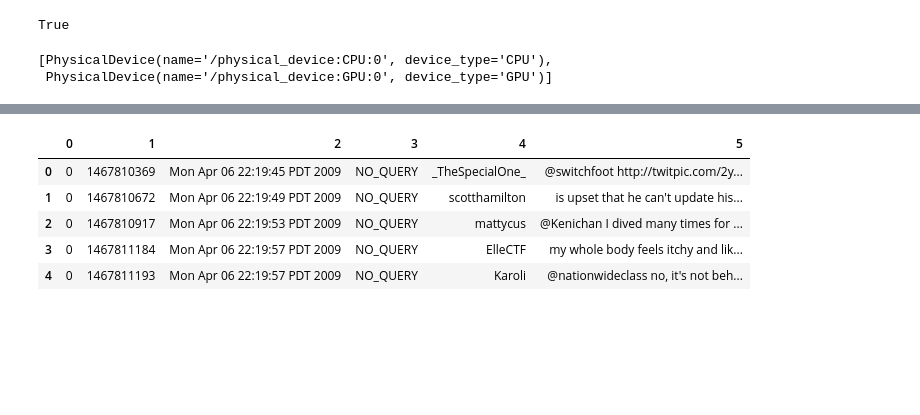
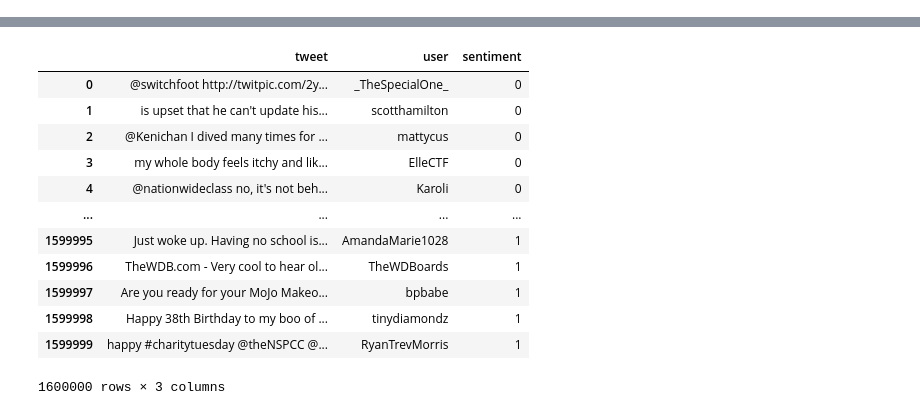
Before and after one commit to cakiki/disaster-tweets, a Jupyter notebook: notebooks/tweet_sentiment.ipynb, the cells around one changed output, grey strips where cells are left out. Cells and saved outputs as stored; diff of their text form; code cells hidden in the pictures; blank space fills up the shorter version.

```diff
--- a/notebooks/tweet_sentiment.ipynb
+++ b/notebooks/tweet_sentiment.ipynb
@@ -10,9 +11,0 @@ import tensorflow_text as text
-# %%
-tf.test.is_built_with_gpu_support()
-# %% [output]
-True
-# %%
-tf.config.list_physical_devices()
-# %% [output]
-[PhysicalDevice(name='/physical_device:CPU:0', device_type='CPU'),
- PhysicalDevice(name='/physical_device:GPU:0', device_type='GPU')]
@@ -19,2 +22,11 @@ tf.config.list_physical_devices()
 # %%
-sentiment140 = pd.read_csv('../data/external/sentiment140/training.1600000.processed.noemoticon.zip', encoding='latin-1', header=None)
+%%time
+sentiment140 = pd.read_csv('../data/external/sentiment140/training.1600000.processed.noemoticon.zip', encoding='latin-1', header=None, names=['sentiment', 'id', 'date', 'no_query', 'user', 'tweet'])
+
+#MOVE DATAFRAME TO GPU
+sentiment140 = cudf.from_pandas(sentiment140)
+sentiment140 = sentiment140[['tweet', 'user', 'sentiment']]
+sentiment140['sentiment'] = (sentiment140['sentiment']==4).astype(int)
+print(type(sentiment140))
+sentiment140
+# %% [output]
@@ -21,9 +36,13 @@ sentiment140 = pd.read_csv('../data/external/sentiment140/training.1600000.proce
+|  | tweet | user | sentiment |
+| 0 | @switchfoot http://twitpic.com/2y... | _TheSpecialOne_ | 0 |
+| 1 | is upset that he can't update his... | scotthamilton | 0 |
+| 2 | @Kenichan I dived many times for ... | mattycus | 0 |
+| 3 | my whole body feels itchy and lik... | ElleCTF | 0 |
+| 4 | @nationwideclass no, it's not beh... | Karoli | 0 |
+| ... | ... | ... | ... |
+| 1599995 | Just woke up. Having no school is... | AmandaMarie1028 | 1 |
+| 1599996 | TheWDB.com - Very cool to hear ol... | TheWDBoards | 1 |
+| 1599997 | Are you ready for your MoJo Makeo... | bpbabe | 1 |
+| 1599998 | Happy 38th Birthday to my boo of ... | tinydiamondz | 1 |
+| 1599999 | happy #charitytuesday @theNSPCC @... | RyanTrevMorris | 1 |
+1600000 rows × 3 columns
-# %%
-sentiment140.head()
-# %% [output]
-|  | 0 | 1 | 2 | 3 | 4 | 5 |
-| 0 | 0 | 1467810369 | Mon Apr 06 22:19:45 PDT 2009 | NO_QUERY | _TheSpecialOne_ | @switchfoot http://twitpic.com/2y... |
-| 1 | 0 | 1467810672 | Mon Apr 06 22:19:49 PDT 2009 | NO_QUERY | scotthamilton | is upset that he can't update his... |
-| 2 | 0 | 1467810917 | Mon Apr 06 22:19:53 PDT 2009 | NO_QUERY | mattycus | @Kenichan I dived many times for ... |
-| 3 | 0 | 1467811184 | Mon Apr 06 22:19:57 PDT 2009 | NO_QUERY | ElleCTF | my whole body feels itchy and lik... |
-| 4 | 0 | 1467811193 | Mon Apr 06 22:19:57 PDT 2009 | NO_QUERY | Karoli | @nationwideclass no, it's not beh... |
```
Also changed, not shown: parts of 23 cells of this notebook, 16 other files.
